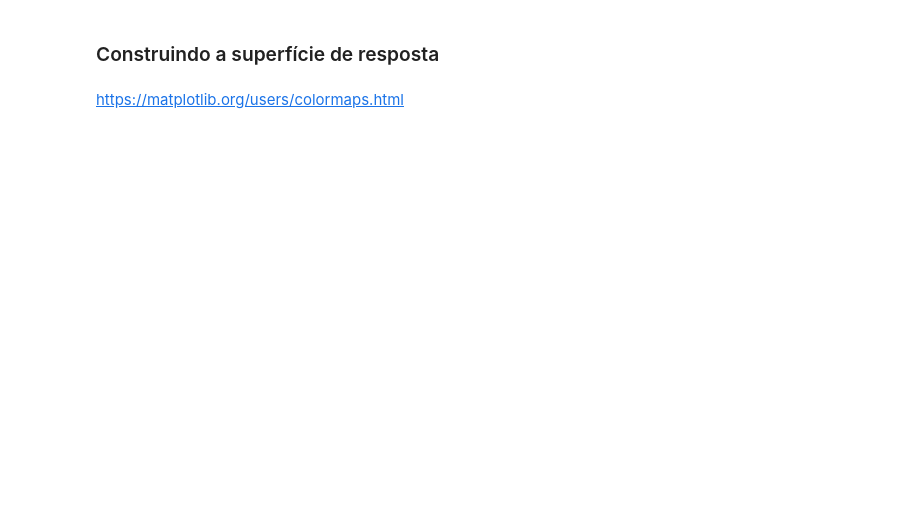
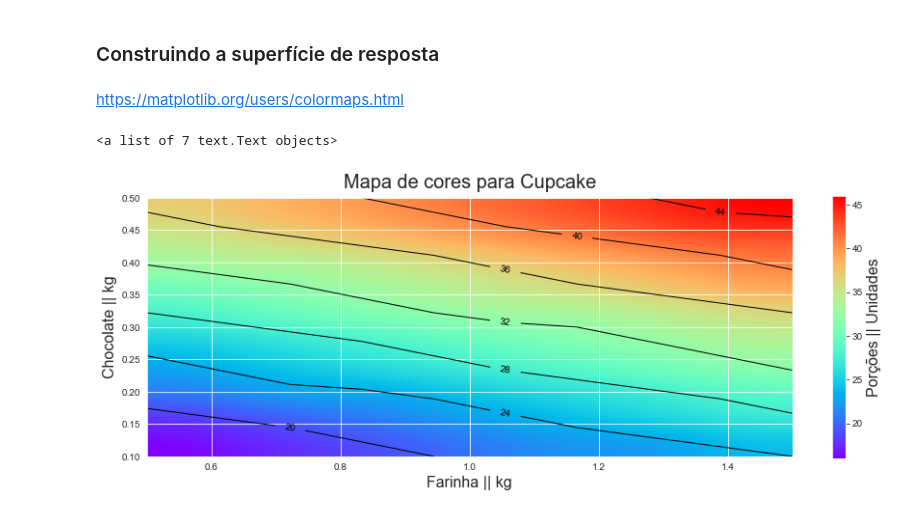
Before and after one commit to Poeiras/Cursos, a Jupyter notebook: Data Science - Cursos/Introdução à experimentação Análise de experimentos/Introdução à experimentação Análise de experimentos.ipynb, the cells around one changed output. Saved outputs shown, nothing was run; the diff lists cells and outputs as text; code cells hidden in the pictures; blank space fills up the shorter version.

```diff
--- a/Data Science - Cursos/Introdução à experimentação Análise de experimentos/Introdução à experimentação Análise de experimentos.ipynb
+++ b/Data Science - Cursos/Introdução à experimentação Análise de experimentos/Introdução à experimentação Análise de experimentos.ipynb
@@ -359,0 +450,3 @@ Text(0.5, 1.0, 'Gráfico de pareto | Valores T-tabelados')
+# %%
+parametros = modelo_ajustado_2.params
+parametros
@@ -360,2 +458,16 @@ Text(0.5, 1.0, 'Gráfico de pareto | Valores T-tabelados')
 # %% [markdown]
 ### Definindo a função
+# %%
+def modelo_receita(x_farinha, x_chocolate):
+    # Limites de interpolação
+    limite_normalizado = [-1, 1]
+    limite_farinha = [0.5, 1.5]
+    limite_chocolate = [0.1, 0.5]
+
+    # Conversão
+    x_farinha_convertido = np.interp(x_farinha, limite_farinha, limite_normalizado)
+    x_chocolate_convertido = np.interp(x_chocolate, limite_chocolate, limite_normalizado)
+
+    # Cálculo de modelo
+    porções = parametros.Intercept + parametros.Farinha * x_farinha_convertido + parametros.Chocolate * x_chocolate_convertido
+    return round(porções)
@@ -416,0 +497,12 @@ Text(0.5, 1.0, 'Gráfico de pareto | Valores T-tabelados')
+# %%
+x_farinha = np.linspace(start = 0.5, stop = 1.5, num = 10)
+x_chocolate = np.linspace(start = 0.1, stop = 0.5 , num = 10)
+# %%
+pontos = []
+for contador1 in x_farinha:
+    temp = []
+    for contador2 in x_chocolate:
+        temp.append(modelo_receita(contador1, contador2))
+    pontos.append(temp)
+
+pontos
@@ -418,3 +521,20 @@ Text(0.5, 1.0, 'Gráfico de pareto | Valores T-tabelados')
 ### Construindo a superfície de resposta
 # %% [markdown]
 https://matplotlib.org/users/colormaps.html
+# %%
+# Base
+plt.figure(figsize=(15,5))
+plt.xlabel('Farinha || kg', fontsize = 16)
+plt.ylabel('Chocolate || kg', fontsize = 16)
+plt.title('Mapa de cores para Cupcake', fontsize = 20, pad = 10)
+
+# Mapa de cores
+mapa_cor = plt.imshow(pontos,origin = 'lower', cmap = cm.rainbow, interpolation = 'quadric', extent = (0.5, 1.5, 0.1, 0.5))
+plt.colorbar().set_label('Porções || Unidades', fontsize = 16)
+
+# Isolinhas
+linhas = plt.contour(x_farinha, x_chocolate, pontos, colors = 'black', linewidths = 1)
+plt.clabel(linhas, inline = True, fmt = '%1.0f', fontsize = 10, inline_spacing = 10)
+# %% [output]
+<a list of 7 text.Text objects>
+[figure, added]
```
Also changed, not shown: parts of 41 cells of this notebook.
